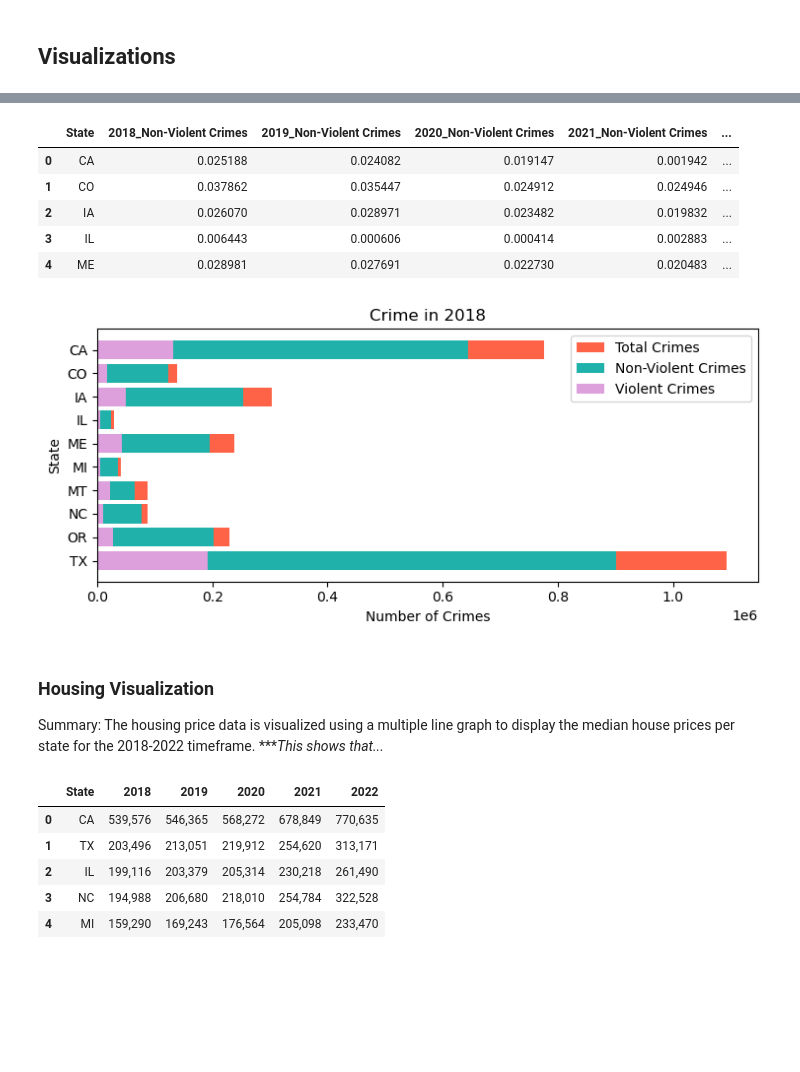
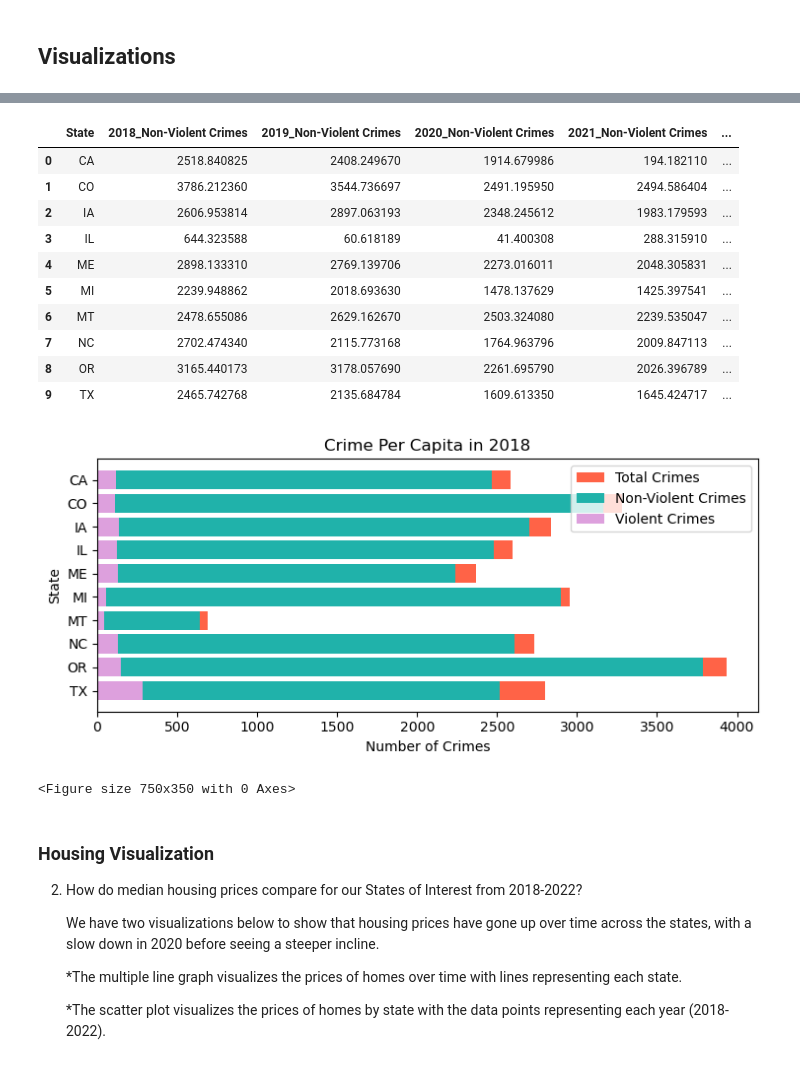
Before and after one commit to drainlm/Personalized-Relocation-Helper-, a Jupyter notebook: GroupThreeProjectOne.ipynb, the cells around one changed output, grey strips where cells are left out. Cells and saved outputs as stored; diff of their text form; code cells hidden in the pictures; blank space fills up the shorter version.

```diff
--- a/GroupThreeProjectOne.ipynb
+++ b/GroupThreeProjectOne.ipynb
@@ -349,45 +295,50 @@ crime_pivot.head()
 # %%
-per_capita_crime.head()
+per_capita_crime
 # %% [output]
 |  | State | 2018_Non-Violent Crimes | 2019_Non-Violent Crimes | 2020_Non-Violent Crimes | 2021_Non-Violent Crimes | ... |
-| 0 | CA | 0.025188 | 0.024082 | 0.019147 | 0.001942 | ... |
-| 1 | CO | 0.037862 | 0.035447 | 0.024912 | 0.024946 | ... |
-| 2 | IA | 0.026070 | 0.028971 | 0.023482 | 0.019832 | ... |
-| 3 | IL | 0.006443 | 0.000606 | 0.000414 | 0.002883 | ... |
-| 4 | ME | 0.028981 | 0.027691 | 0.022730 | 0.020483 | ... |
+| 0 | CA | 2518.840825 | 2408.249670 | 1914.679986 | 194.182110 | ... |
+| 1 | CO | 3786.212360 | 3544.736697 | 2491.195950 | 2494.586404 | ... |
+| 2 | IA | 2606.953814 | 2897.063193 | 2348.245612 | 1983.179593 | ... |
+| 3 | IL | 644.323588 | 60.618189 | 41.400308 | 288.315910 | ... |
+| 4 | ME | 2898.133310 | 2769.139706 | 2273.016011 | 2048.305831 | ... |
+| 5 | MI | 2239.948862 | 2018.693630 | 1478.137629 | 1425.397541 | ... |
+| 6 | MT | 2478.655086 | 2629.162670 | 2503.324080 | 2239.535047 | ... |
+| 7 | NC | 2702.474340 | 2115.773168 | 1764.963796 | 2009.847113 | ... |
+| 8 | OR | 3165.440173 | 3178.057690 | 2261.695790 | 2026.396789 | ... |
+| 9 | TX | 2465.742768 | 2135.684784 | 1609.613350 | 1645.424717 | ... |
 # %%
-# Horizontal Stacked Bar Graph for Crime
-### needs subplot
+# Horizontal Stacked Bar Graph for Crime 2018
+### needs to be on subplot
 plt.rcParams["figure.figsize"] = [7.50, 3.50]
 plt.rcParams["figure.autolayout"] = True
 
-Total_Crime = [1093323,229840,87503,86606,40906,237605,29184,303471,139027,776182]
-Non_Violent_Crime = [901275,202936,76934,64391,35265,195441,23583,253224,122485,643861]
-Violent_Crime = [192048,26904,10569,22215,5641,42164,5601,50247,16542,132321]
+Total_Crime = [2801.284736, 3935.666308, 2734.027034, 688.330788, 2952.776936, 2367.972137, 2599.061153, 2836.449816, 3278.832736, 2584.725483]
+Non_Violent_Crime = [2518.840825, 3786.212360, 2606.953814, 644.323588, 2898.133310, 2239.948862, 2478.655086, 2702.474340, 3165.440173, 2465.742768]
+Violent_Crime = [282.443911, 149.453949, 127.073220, 44.007200, 54.643625, 128.023274, 120.406068, 133.975476, 113.392563, 118.982715]
 labels = ['TX','OR','NC','MT','MI','ME','IL','IA','CO','CA']
 
 b1 = plt.barh(labels, Total_Crime, color="tomato")
 b2 = plt.barh(labels, Non_Violent_Crime, color="lightseagreen")
 b3 = plt.barh(labels, Violent_Crime, color="plum")
 
-plt.title("Crime in 2018")
+plt.title("Crime Per Capita in 2018")
 plt.xlabel("Number of Crimes")
 plt.ylabel("State")
 plt.legend([b1,b2,b3], ["Total Crimes", "Non-Violent Crimes", "Violent Crimes"], loc="upper right")
 
 plt.show()
+# Save plot as PNG
+plt.savefig('crimes_per_capita_horizontal_stacked_bar.png')
 # %% [output]
-[figure, old version]
+[figure, new version]
+<Figure size 750x350 with 0 Axes>
-# %% [markdown]
-### Housing Visualization
-Summary: The housing price data is visualized using a multiple line graph to display the median house prices per state for the 2018-2022 timeframe. ****This shows that...*
-# %%
-housing_df.head()
-# %% [output]
-|  | State | 2018 | 2019 | 2020 | 2021 | 2022 |
-| 0 | CA | 539,576 | 546,365 | 568,272 | 678,849 | 770,635 |
-| 1 | TX | 203,496 | 213,051 | 219,912 | 254,620 | 313,171 |
-| 2 | IL | 199,116 | 203,379 | 205,314 | 230,218 | 261,490 |
-| 3 | NC | 194,988 | 206,680 | 218,010 | 254,784 | 322,528 |
-| 4 | MI | 159,290 | 169,243 | 176,564 | 205,098 | 233,470 |
+# %% [markdown]
+### Housing Visualization
+2. How do median housing prices compare for our States of Interest from 2018-2022?
+
+   We have two visualizations below to show that housing prices have gone up over time across the states, with a slow down in 2020 before seeing a steeper incline.
+
+      *The multiple line graph visualizes the prices of homes over time with lines representing each state.
+
+      *The scatter plot visualizes the prices of homes by state with the data points representing each year (2018-2022).
 # %%
```
Also changed, not shown: parts of 31 cells of this notebook, 16 other files.
